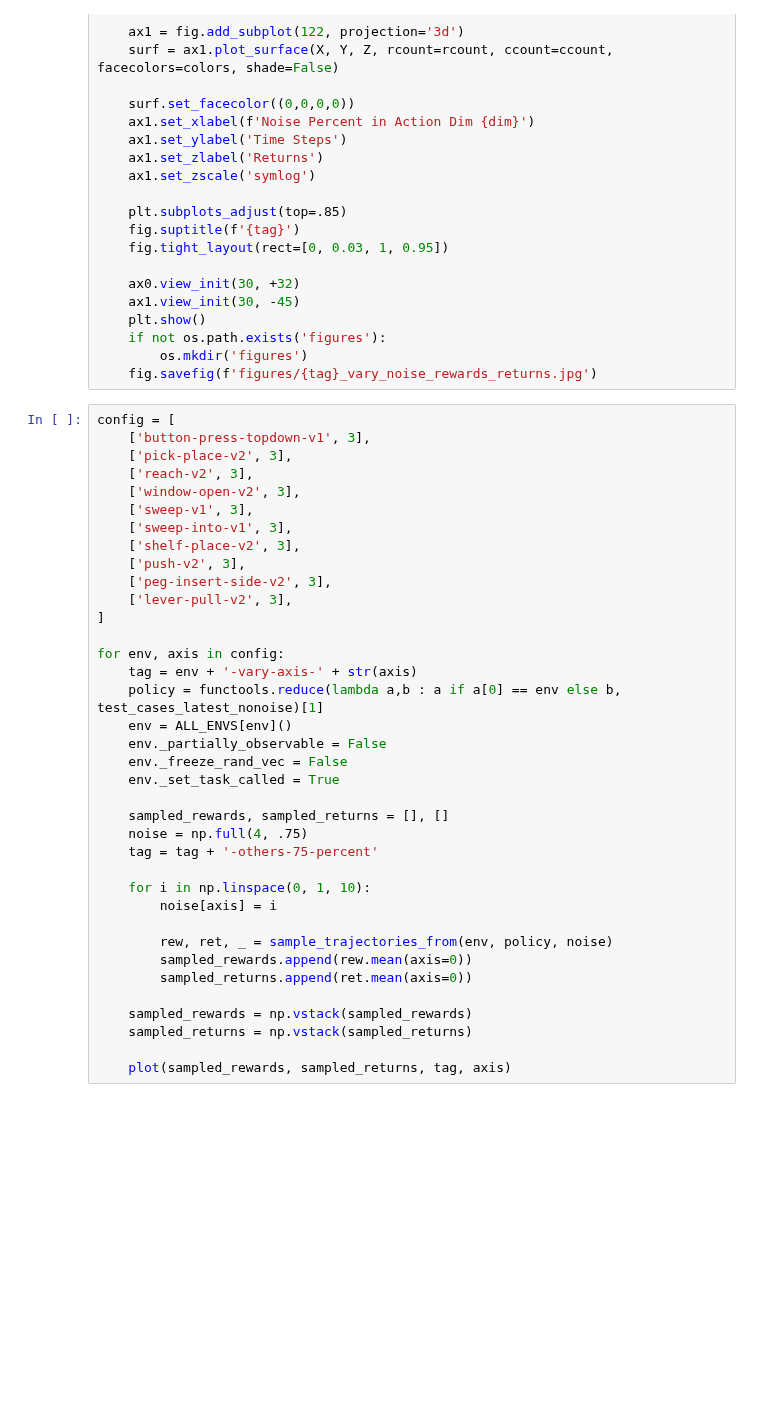
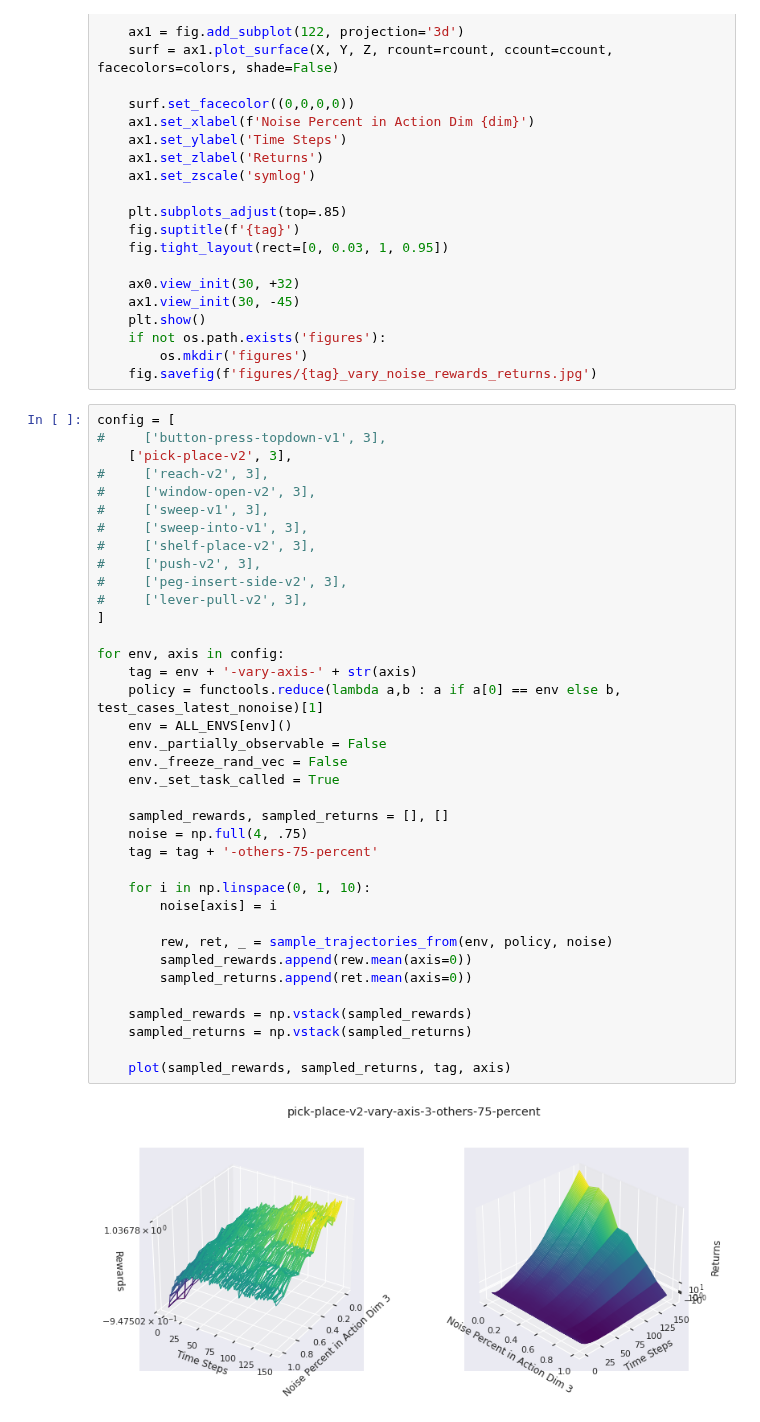
Before and after one commit to Farama-Foundation/Metaworld, a Jupyter notebook: scripts/plot_rewards_returns_noise_3D.ipynb, the cells around one changed output. Saved outputs shown, nothing was run; the diff lists cells and outputs as text; blank space fills up the shorter version.

```diff
--- a/scripts/plot_rewards_returns_noise_3D.ipynb
+++ b/scripts/plot_rewards_returns_noise_3D.ipynb
@@ -78,38 +78,40 @@ def plot(rewards, returns, tag, dim):
     fig.savefig(f'figures/{tag}_vary_noise_rewards_returns.jpg')
 # %%
 config = [
-    ['button-press-topdown-v1', 3],
+#     ['button-press-topdown-v1', 3],
     ['pick-place-v2', 3],
-    ['reach-v2', 3],
-    ['window-open-v2', 3],
-    ['sweep-v1', 3],
-    ['sweep-into-v1', 3],
-    ['shelf-place-v2', 3],
-    ['push-v2', 3],
-    ['peg-insert-side-v2', 3],
-    ['lever-pull-v2', 3],
+#     ['reach-v2', 3],
+#     ['window-open-v2', 3],
+#     ['sweep-v1', 3],
+#     ['sweep-into-v1', 3],
+#     ['shelf-place-v2', 3],
+#     ['push-v2', 3],
+#     ['peg-insert-side-v2', 3],
+#     ['lever-pull-v2', 3],
 ]
 
 for env, axis in config:
     tag = env + '-vary-axis-' + str(axis)
     policy = functools.reduce(lambda a,b : a if a[0] == env else b, test_cases_latest_nonoise)[1]
     env = ALL_ENVS[env]()
     env._partially_observable = False
     env._freeze_rand_vec = False
     env._set_task_called = True
 
     sampled_rewards, sampled_returns = [], []
     noise = np.full(4, .75)
     tag = tag + '-others-75-percent'
 
     for i in np.linspace(0, 1, 10):
         noise[axis] = i
 
         rew, ret, _ = sample_trajectories_from(env, policy, noise)
         sampled_rewards.append(rew.mean(axis=0))
         sampled_returns.append(ret.mean(axis=0))
 
     sampled_rewards = np.vstack(sampled_rewards)
     sampled_returns = np.vstack(sampled_returns)
 
     plot(sampled_rewards, sampled_returns, tag, axis)
+# %% [output]
+[figure, added]
```
Also changed, not shown: 2 other files.
